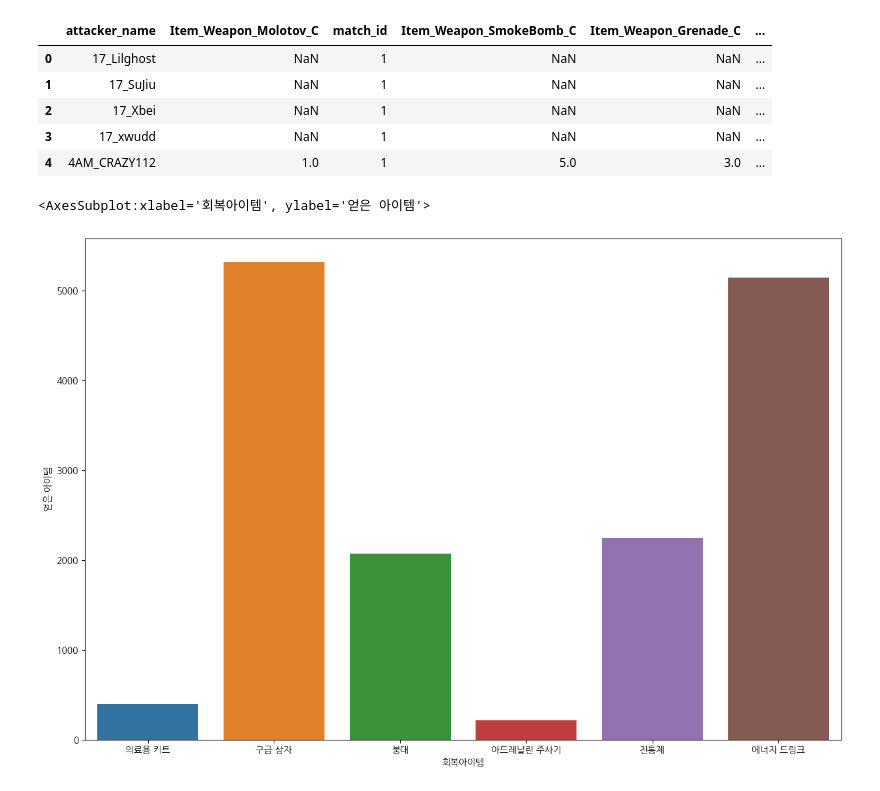
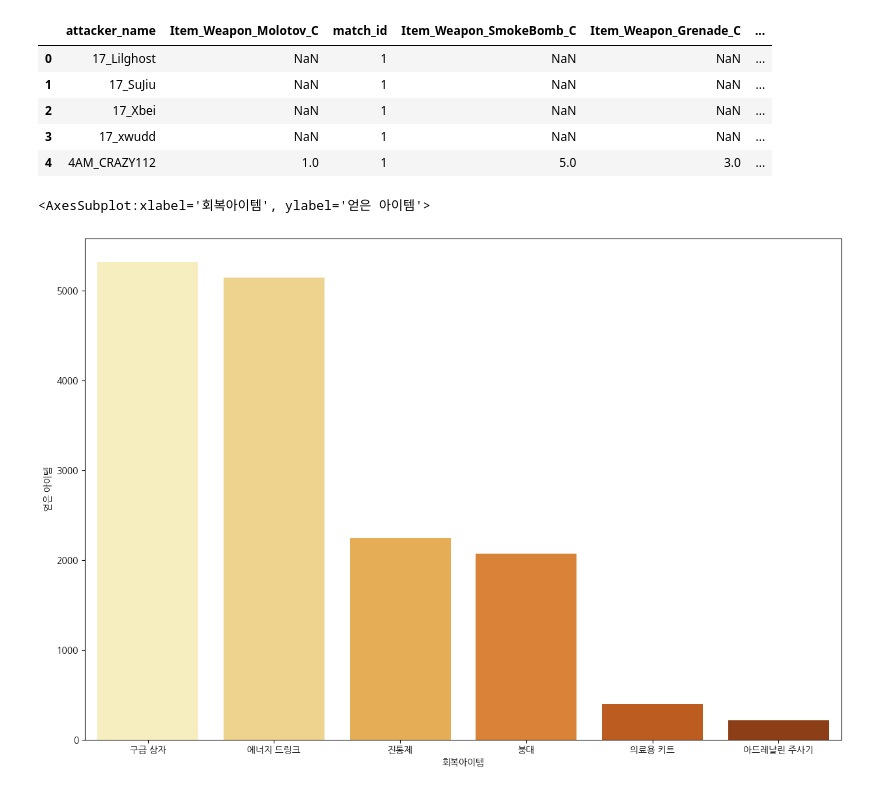
Before and after one commit to AIS8-WWCD/final_project, a Jupyter notebook: notebook/회복템 투척류 시각화.ipynb, the cells around one changed output. Cells and saved outputs as stored; diff of their text form; code cells hidden in the pictures.

```diff
--- a/notebook/회복템 투척류 시각화.ipynb
+++ b/notebook/회복템 투척류 시각화.ipynb
@@ -104,9 +103,9 @@ ab = ab.rename(columns = {'heal':"회복아이템", 'get_item':"얻은 아이템
 ac = ac.rename(columns = {'throw':"투척 무기", 'get_item':"얻은 아이템", 'use_throw':"사용한 투척 무기", 'use_rate':"아이템 사용률"})
 # %%
 plt.figure(figsize = (15,10))
-sns.barplot(data = ab, x = "회복아이템",y = "얻은 아이템")
+sns.barplot(data = ab.sort_values("얻은 아이템", ascending=False), x = "회복아이템",y = "얻은 아이템", palette='YlOrBr')
 # %% [output]
 <AxesSubplot:xlabel='회복아이템', ylabel='얻은 아이템'>
-[figure, old version]
+[figure, new version]
 # %%
 plt.figure(figsize = (15,5))
```
Also changed, not shown: parts of 13 cells of this notebook.
